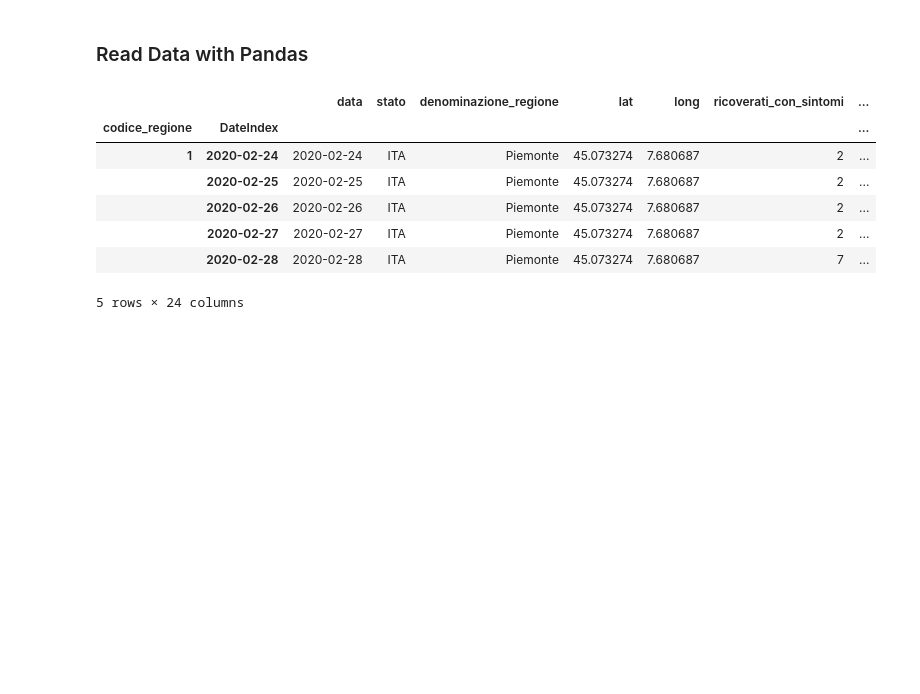
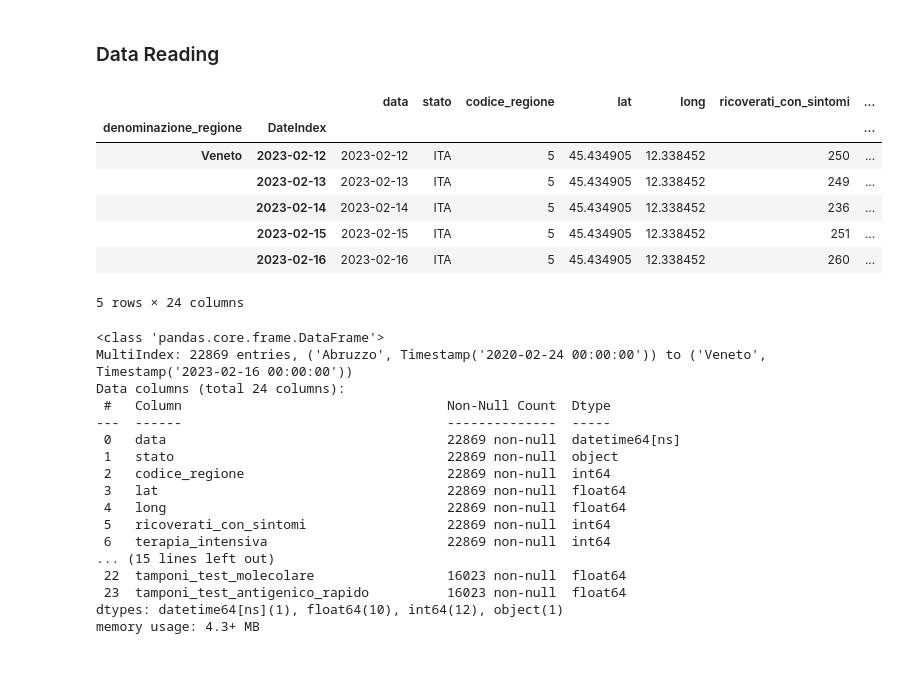
Before and after one commit to zurlog/dpc-covid19, a Jupyter notebook: scripts/dpc-covid19-regions.ipynb, the cells around one changed output. Drawn from its saved outputs; the diff is of its cells as text; code cells hidden in the pictures; blank space fills up the shorter version.

```diff
--- a/scripts/dpc-covid19-regions.ipynb
+++ b/scripts/dpc-covid19-regions.ipynb
@@ -12,34 +12,51 @@ Table of Contents
 # %%
 %run setup.ipynb
 # %% [markdown]
-### Read Data with Pandas <a class='anchor' id='read'></a>
+### Data Reading <a class='anchor' id='read'></a>
 # %%
 # Constructs the full file path for the CSV file
 path = os.path.join(DATA_PATH, "dpc-covid19-ita-regioni.csv")
 
 try:
     with open(path, "r") as file:
         regioni = pd.read_csv(file)
         regioni.drop(columns=['note','codice_nuts_1','codice_nuts_2','note_test','note_casi'], inplace=True)
         regioni.data = regioni.data.apply(lambda L: L.partition('T')[0])
         regioni['data']=pd.to_datetime(regioni['data'])
         regioni['DateIndex'] = regioni['data']
-        regioni.set_index(['codice_regione','DateIndex'], inplace=True)
+        regioni.set_index(['denominazione_regione','DateIndex'], inplace=True)
         regioni.sort_index(level=[0,1], inplace=True)
-        #regioni.sort_values([regioni.index.name,'data'], inplace=True)
 except FileNotFoundError:
     print("The specified CSV file was not found.")
 
 
-regioni.head()
+display(regioni.tail())
+regioni.info()
 # %% [output]
-|  |  | data | stato | denominazione_regione | lat | long | ricoverati_con_sintomi | ... |
-| codice_regione | DateIndex |  |  |  |  |  |  | ... |
-| 1 | 2020-02-24 | 2020-02-24 | ITA | Piemonte | 45.073274 | 7.680687 | 2 | ... |
-|  | 2020-02-25 | 2020-02-25 | ITA | Piemonte | 45.073274 | 7.680687 | 2 | ... |
-|  | 2020-02-26 | 2020-02-26 | ITA | Piemonte | 45.073274 | 7.680687 | 2 | ... |
-|  | 2020-02-27 | 2020-02-27 | ITA | Piemonte | 45.073274 | 7.680687 | 2 | ... |
-|  | 2020-02-28 | 2020-02-28 | ITA | Piemonte | 45.073274 | 7.680687 | 7 | ... |
+|  |  | data | stato | codice_regione | lat | long | ricoverati_con_sintomi | ... |
+| denominazione_regione | DateIndex |  |  |  |  |  |  | ... |
+| Veneto | 2023-02-12 | 2023-02-12 | ITA | 5 | 45.434905 | 12.338452 | 250 | ... |
+|  | 2023-02-13 | 2023-02-13 | ITA | 5 | 45.434905 | 12.338452 | 249 | ... |
+|  | 2023-02-14 | 2023-02-14 | ITA | 5 | 45.434905 | 12.338452 | 236 | ... |
+|  | 2023-02-15 | 2023-02-15 | ITA | 5 | 45.434905 | 12.338452 | 251 | ... |
+|  | 2023-02-16 | 2023-02-16 | ITA | 5 | 45.434905 | 12.338452 | 260 | ... |
 5 rows × 24 columns
+<class 'pandas.core.frame.DataFrame'>
+MultiIndex: 22869 entries, ('Abruzzo', Timestamp('2020-02-24 00:00:00')) to ('Veneto', Timestamp('2023-02-16 00:00:00'))
+Data columns (total 24 columns):
+ #   Column                                  Non-Null Count  Dtype
+---  ------                                  --------------  -----
+ 0   data                                    22869 non-null  datetime64[ns]
+ 1   stato                                   22869 non-null  object
+ 2   codice_regione                          22869 non-null  int64
+ 3   lat                                     22869 non-null  float64
+ 4   long                                    22869 non-null  float64
+ 5   ricoverati_con_sintomi                  22869 non-null  int64
+ 6   terapia_intensiva                       22869 non-null  int64
+... (15 lines left out)
+ 22  tamponi_test_molecolare                 16023 non-null  float64
+ 23  tamponi_test_antigenico_rapido          16023 non-null  float64
+dtypes: datetime64[ns](1), float64(10), int64(12), object(1)
+memory usage: 4.3+ MB
 # %% [markdown]
 <br>
```
Also changed, not shown: parts of 23 cells of this notebook, 9 other files.
